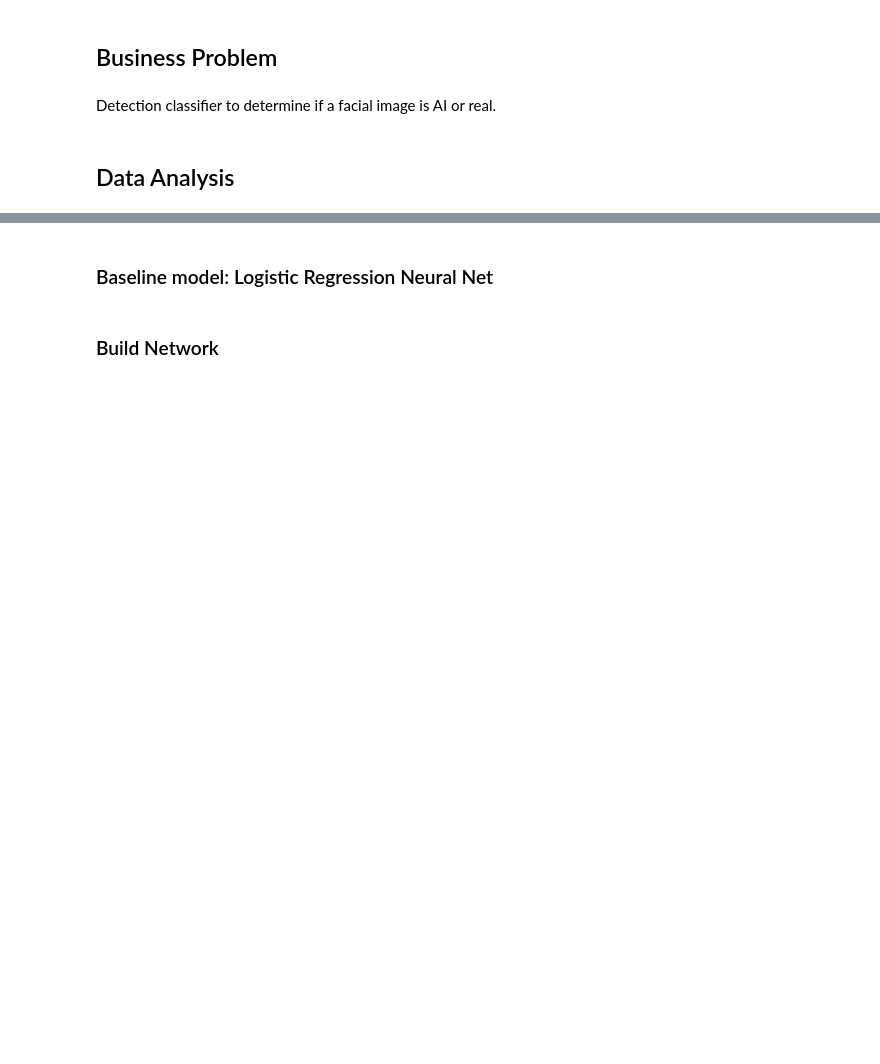
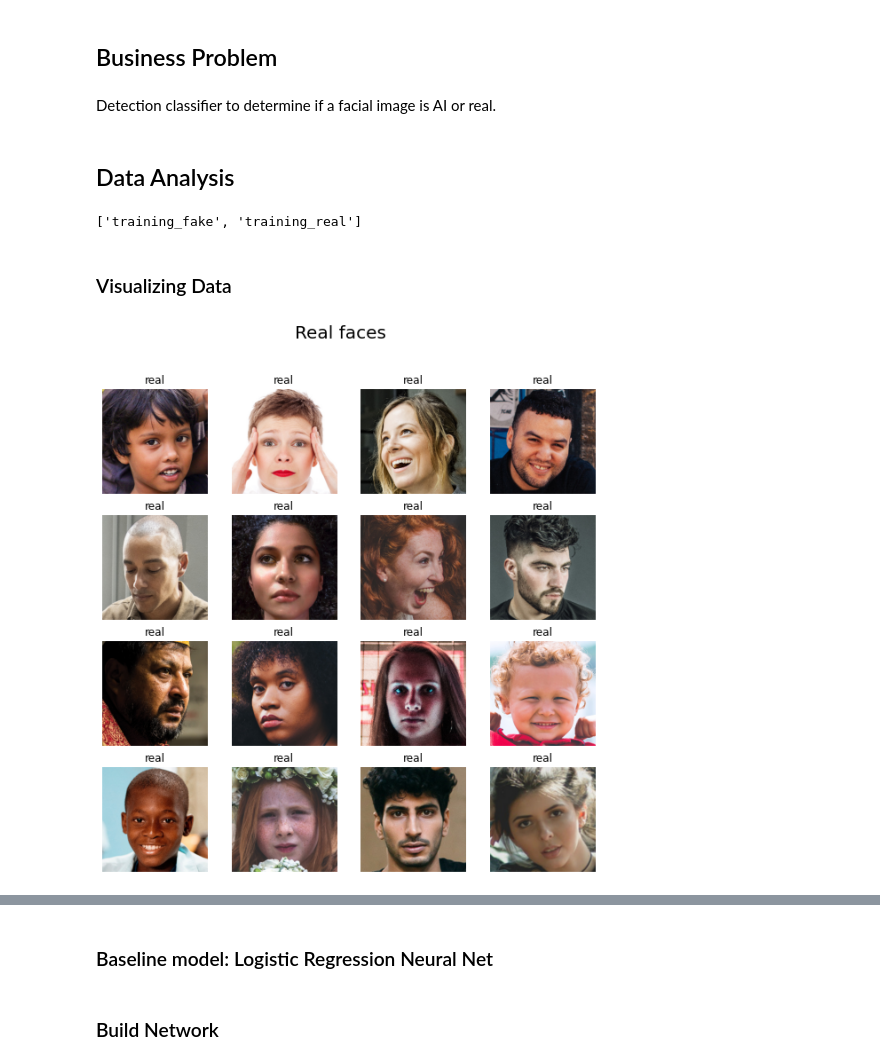
Before and after one commit to Ashendy/AI-Facial-Detection, a Jupyter notebook: Main.ipynb, the cells around one changed output, grey strips where cells are left out. Drawn from its saved outputs; the diff is of its cells as text; code cells hidden in the pictures; blank space fills up the shorter version.

```diff
--- a/Main.ipynb
+++ b/Main.ipynb
@@ -46,0 +28,11 @@ test_images, test_labels = next(test_generator)
+# %%
+os.listdir('data/')
+# %% [output]
+['training_fake', 'training_real']
+# %%
+#Directory Path
+real = "data/training_real/"
+fake = "data/training_fake/"
+
+real_path = os.listdir(real)
+fake_path = os.listdir(fake)
@@ -46,0 +41,21 @@ test_images, test_labels = next(test_generator)
+# %% [markdown]
+### Visualizing Data
+# %%
+## function for loading image
+def load_img(path):
+    image = cv2.imread(path)
+    image = cv2.resize(image,(224, 224))
+    return image[...,::-1]
+# %%
+fig = plt.figure(figsize=(8,8))
+
+for i in range(16):
+    plt.subplot(4, 4, i+1)
+    plt.imshow(load_img(real + real_path[i]), cmap='gray')
+    plt.suptitle("Real faces",fontsize=20)
+    plt.title('real')
+    plt.axis('off')
+
+plt.show()
+# %% [output]
+[figure, added]
```
Also changed, not shown: parts of 18 cells of this notebook.
